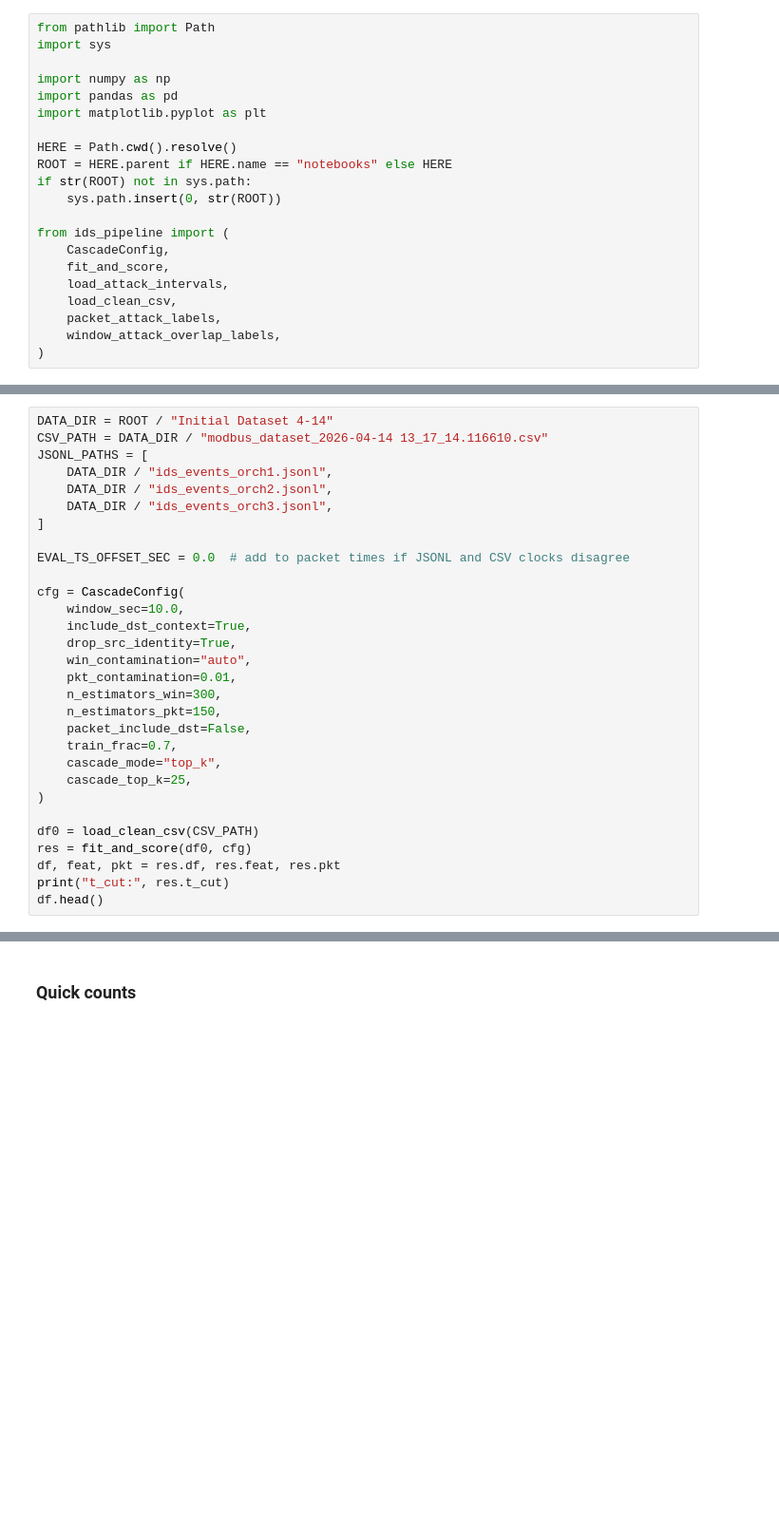
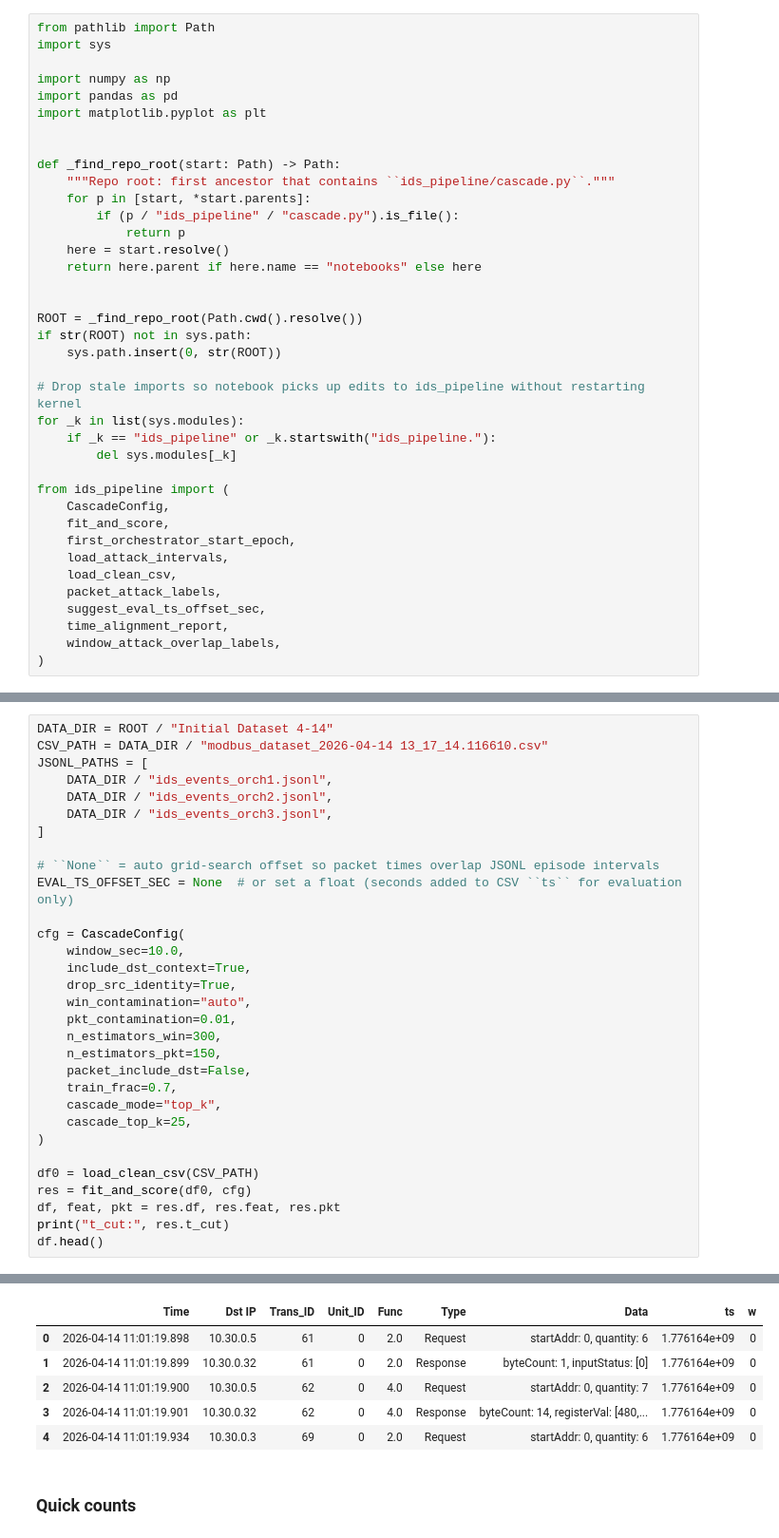
Before and after one commit to OT-Security-Interest-Group/GridSecSimV2, a Jupyter notebook: notebooks/modbus_ids.ipynb, the cells around one changed output, grey strips where cells are left out. Shown at 95% size. Cells and saved outputs as stored; diff of their text form; blank space fills up the shorter version.

```diff
--- a/notebooks/modbus_ids.ipynb
+++ b/notebooks/modbus_ids.ipynb
@@ -14,17 +18,34 @@ import numpy as np
 import pandas as pd
 import matplotlib.pyplot as plt
 
-HERE = Path.cwd().resolve()
-ROOT = HERE.parent if HERE.name == "notebooks" else HERE
+
+def _find_repo_root(start: Path) -> Path:
+    """Repo root: first ancestor that contains ``ids_pipeline/cascade.py``."""
+    for p in [start, *start.parents]:
+        if (p / "ids_pipeline" / "cascade.py").is_file():
+            return p
+    here = start.resolve()
+    return here.parent if here.name == "notebooks" else here
+
+
+ROOT = _find_repo_root(Path.cwd().resolve())
 if str(ROOT) not in sys.path:
     sys.path.insert(0, str(ROOT))
+
+# Drop stale imports so notebook picks up edits to ids_pipeline without restarting kernel
+for _k in list(sys.modules):
+    if _k == "ids_pipeline" or _k.startswith("ids_pipeline."):
+        del sys.modules[_k]
 
 from ids_pipeline import (
     CascadeConfig,
     fit_and_score,
+    first_orchestrator_start_epoch,
     load_attack_intervals,
     load_clean_csv,
     packet_attack_labels,
+    suggest_eval_ts_offset_sec,
+    time_alignment_report,
     window_attack_overlap_labels,
 )
 # %% [markdown]
@@ -41,7 +63,8 @@ JSONL_PATHS = [
     DATA_DIR / "ids_events_orch3.jsonl",
 ]
 
-EVAL_TS_OFFSET_SEC = 0.0  # add to packet times if JSONL and CSV clocks disagree
+# ``None`` = auto grid-search offset so packet times overlap JSONL episode intervals
+EVAL_TS_OFFSET_SEC = None  # or set a float (seconds added to CSV ``ts`` for evaluation only)
 
 cfg = CascadeConfig(
     window_sec=10.0,
@@ -62,3 +85,4 @@ res = fit_and_score(df0, cfg)
 df, feat, pkt = res.df, res.feat, res.pkt
 print("t_cut:", res.t_cut)
 df.head()
+# %% [output]
@@ -65,3 +90,9 @@ df.head()
+|  | Time | Dst IP | Trans_ID | Unit_ID | Func | Type | Data | ts | w |
+| 0 | 2026-04-14 11:01:19.898 | 10.30.0.5 | 61 | 0 | 2.0 | Request | startAddr: 0, quantity: 6 | 1.776164e+09 | 0 |
+| 1 | 2026-04-14 11:01:19.899 | 10.30.0.32 | 61 | 0 | 2.0 | Response | byteCount: 1, inputStatus: [0] | 1.776164e+09 | 0 |
+| 2 | 2026-04-14 11:01:19.900 | 10.30.0.5 | 62 | 0 | 4.0 | Request | startAddr: 0, quantity: 7 | 1.776164e+09 | 0 |
+| 3 | 2026-04-14 11:01:19.901 | 10.30.0.32 | 62 | 0 | 4.0 | Response | byteCount: 14, registerVal: [480,... | 1.776164e+09 | 0 |
+| 4 | 2026-04-14 11:01:19.934 | 10.30.0.3 | 69 | 0 | 2.0 | Request | startAddr: 0, quantity: 6 | 1.776164e+09 | 0 |
 # %% [markdown]
 ### Quick counts
 # %%
```
Also changed, not shown: parts of 10 cells of this notebook, 3 other files.
